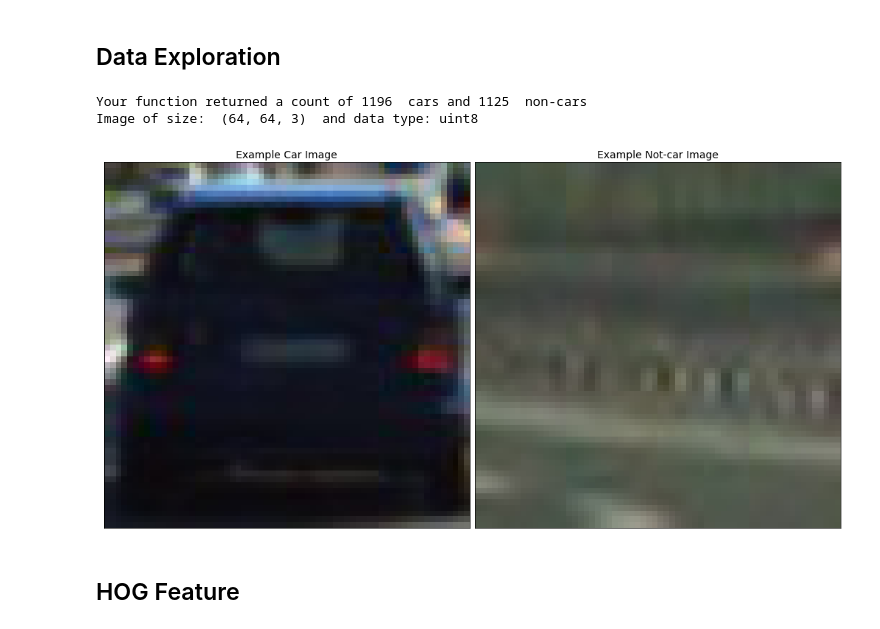
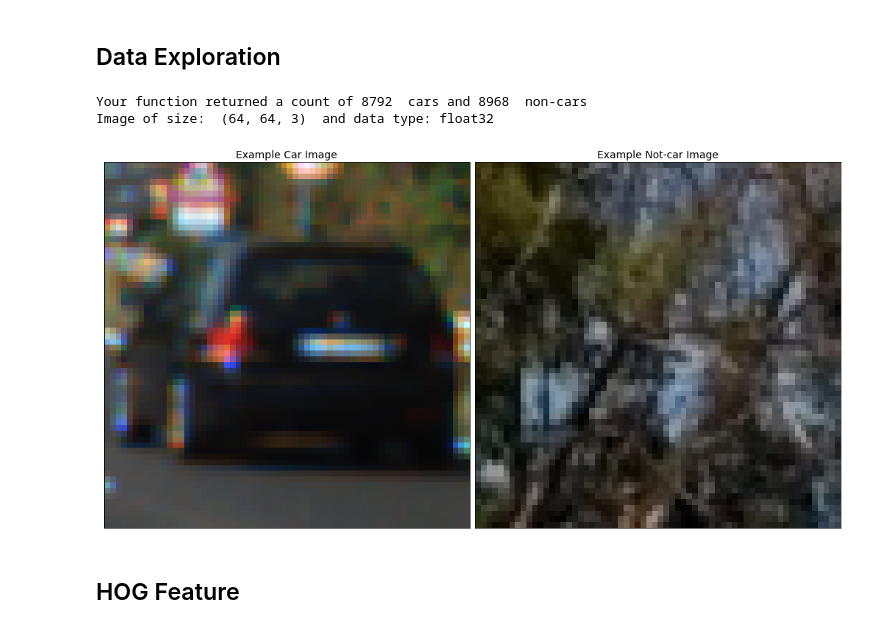
Before and after one commit to HairanWu/CarND-Vehicle-Detection, a Jupyter notebook: CarND-Vehicle-Detection.ipynb, the cells around one changed output. Saved outputs shown, nothing was run; the diff lists cells and outputs as text; code cells hidden in the pictures.

```diff
--- a/CarND-Vehicle-Detection.ipynb
+++ b/CarND-Vehicle-Detection.ipynb
@@ -292,11 +283,11 @@ plt.title('Spatially Binned Features')
 # %%
 # images are divided up into vehicles and non-vehicles
 
-carimages = glob.glob('resources/vehicles_smallset/*/*.jpeg')
-notcarimages = glob.glob('resources/non-vehicles_smallset/*/*.jpeg')
+# carimages = glob.glob('resources/vehicles_smallset/*/*.jpeg')
+# notcarimages = glob.glob('resources/non-vehicles_smallset/*/*.jpeg')
 
-# carimages = glob.glob('resources/vehicles/vehicles/*/*.png')
-# notcarimages = glob.glob('resources/non-vehicles/non-vehicles/*/*.png')
+carimages = glob.glob('resources/vehicles/*/*.png')
+notcarimages = glob.glob('resources/non-vehicles/*/*.png')
 
 cars = []
 notcars = []
@@ -314,36 +305,36 @@ def data_look(car_list, notcar_list):
     data_dict["n_cars"] = len(car_list)
     # Define a key "n_notcars" and store the number of notcar images
     data_dict["n_notcars"] = len(notcar_list)
     # Read in a test image, either car or notcar
     example_img = mpimg.imread(car_list[0])
     # Define a key "image_shape" and store the test image shape 3-tuple
     data_dict["image_shape"] = example_img.shape
     # Define a key "data_type" and store the data type of the test image.
     data_dict["data_type"] = example_img.dtype
     # Return data_dict
     return data_dict
 
 data_info = data_look(cars, notcars)
 
 print('Your function returned a count of',
       data_info["n_cars"], ' cars and',
       data_info["n_notcars"], ' non-cars')
 print('Image of size: ',data_info["image_shape"], ' and data type:',
       data_info["data_type"])
 
 # Just for fun choose random car / not-car indices and plot example images
 car_ind = np.random.randint(0, len(cars))
 notcar_ind = np.random.randint(0, len(notcars))
 
 # Read in car / not-car images
 car_image = mpimg.imread(cars[car_ind])
 notcar_image = mpimg.imread(notcars[notcar_ind])
 
 show_images([car_image,notcar_image],['Example Car Image','Example Not-car Image'],cols = 2)
 # %% [output]
-Your function returned a count of 1196  cars and 1125  non-cars
-Image of size:  (64, 64, 3)  and data type: uint8
+Your function returned a count of 8792  cars and 8968  non-cars
+Image of size:  (64, 64, 3)  and data type: float32
-[figure, old version]
+[figure, new version]
 # %% [markdown]
 ## HOG Feature
 # %%
```
Also changed, not shown: parts of 22 cells of this notebook.
